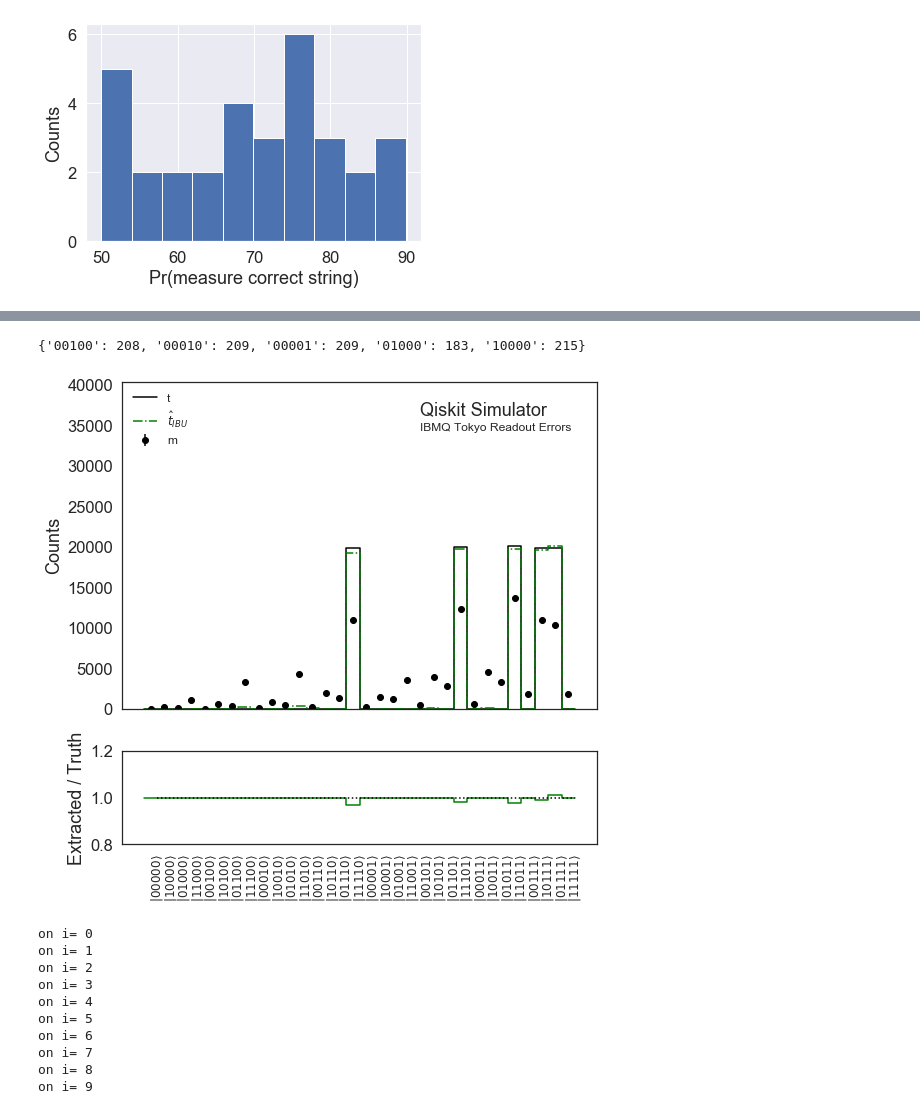
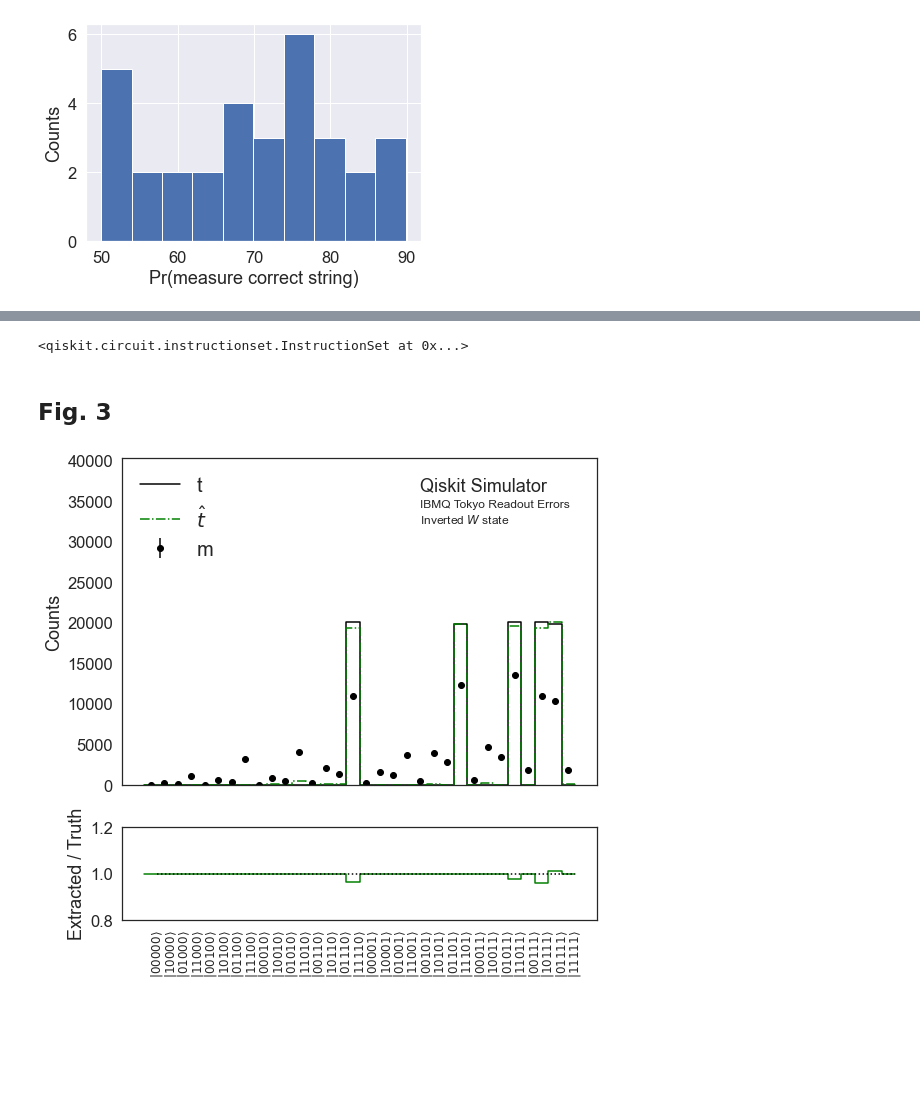
Before and after one commit to LBNL-HEP-QIS/ReadoutRebalancing, a Jupyter notebook: TestRebalancing.ipynb, the cells around one changed output, grey strips where cells are left out. Cells and saved outputs as stored; diff of their text form; code cells hidden in the pictures; blank space fills up the shorter version.

```diff
--- a/TestRebalancing.ipynb
+++ b/TestRebalancing.ipynb
@@ -181,6 +193,11 @@ Text(0.5, 0, 'Pr(measure correct string)')
 # %%
+sns.set_style("white")
+f = plt.figure(figsize=(8.5, 8.5))
+gs = GridSpec(2, 1, width_ratios=[1], height_ratios=[3.5, 1])
+ax1 = plt.subplot(gs[0])
 plt.scatter(numb0s,diagonal)
 plt.xlabel("Number of 0's in bitstring")
 plt.ylabel("Pr(measure correct string)")
+#plt.savefig("scalingwith1sinstrings.pdf",bbox_inches='tight')
 # %% [output]
 Text(0, 0.5, 'Pr(measure correct string)')
@@ -359,11 +351,8 @@ cxrv(W_states_nominal,q,2,3)   # cNOT 32
 W_states_nominal.cx(q[1],q[2]) # cNOT 43
 W_states_nominal.cx(q[0],q[1]) # cNOT 54
 W_states_nominal.append(measure2_r, nqubitarray_r, nqubitarray_r)
-
-result = execute(W_states_nominal, simulator_r, shots=shots).result()
-result.get_counts()
 # %% [output]
-{'00100': 208, '00010': 209, '00001': 209, '01000': 183, '10000': 215}
+<qiskit.circuit.instructionset.InstructionSet at 0x...>
 # %%
 #Now, for the actual measurement
 
@@ -386,6 +374,8 @@ for i in range(2**nqubits_r):
 # %%
 #Now, for the unfolding.
 unfolded_IBU_r = IBU(measured_test_r,truth_cal_r,response_normalized_cal_r,100)
+# %% [markdown]
+## Fig. 3
 # %%
 def myre(x):
     return np.concatenate([[x[0]],x])
@@ -398,35 +388,39 @@ ax1 = plt.subplot(gs[0])
 ax1.set_xticklabels( () )
 
 mybincenters = np.linspace(-0.5,31.5,33)
 plt.step(mybincenters,myre(truth_test_r),color='black',label=r"t")
 plt.errorbar(0.5*(mybincenters[1:]+mybincenters[:-1]),measured_test_r,yerr=np.sqrt(measured_test_r),label='m',marker='o',linestyle='none',color='black')
-plt.step(mybincenters,myre(unfolded_IBU_r),color='green',linestyle='-.',label=r"$\hat{t}_{IBU}$")
+plt.step(mybincenters,myre(unfolded_IBU_r),color='green',linestyle='-.',label=r"$\hat{t}$")
 
 _=plt.xticks(xvals,xlabs0,rotation='vertical',fontsize=10)
 plt.ylabel('Counts')
 plt.ylim([0,2.*max(truth_test_r)])
-plt.legend(loc='upper left',fontsize=12,frameon=False)
+plt.legend(loc='upper left',fontsize=20,frameon=False)
 _=plt.text(20., max(truth_test_r)*1.8, "Qiskit Simulator", fontsize=18)
 _=plt.text(20., max(truth_test_r)*1.7, "IBMQ Tokyo Readout Errors", fontsize=12)
+_=plt.text(20., max(truth_test_r)*1.6, "Inverted $W$ state", fontsize=12)
 
 ax2 = plt.subplot(gs[1])
 ratio_ignis2_r = np.zeros(2**nqubits_r)
 ratio_ignis_r = np.zeros(2**nqubits_r)
-ratio_matrix_r = np.zeros(2**nqubits_r)
+ratio_measured_r = np.zeros(2**nqubits_r)
 ratio_unfold_r = np.zeros(2**nqubits_r)
 for i in range(len(ratio_unfold_r)):
     ratio_unfold_r[i]=1.
     if (truth_test_r[i] > 0):
         ratio_unfold_r[i] = unfolded_IBU_r[i]/truth_test_r[i]
         pass
+    if (ratio_measured_r[i] > 0):
+        ratio_measured_r[i] = measured_test_r[i]/truth_test_r[i]
     pass
 
 plt.ylim([0.8,1.2])
 plt.step(mybincenters,myre(ratio_unfold_r),color='green')
+#plt.step(mybincenters,myre(ratio_measured_r),color='black')
 plt.ylabel('Extracted / Truth')
 xx2 = [1.,1.]
 plt.plot([xvals[0],xvals[len(xvals)-1]],xx2,color='black',linestyle=':')
 _=plt.xticks(xvals,xlabs,rotation='vertical',fontsize=12)
-#plt.savefig("plots/fig4_rr.pdf",bbox_inches='tight')
+#plt.savefig("InvertedWState.pdf",bbox_inches='tight')
 # %% [output]
-[figure, old version]
+[figure, new version]
@@ -435,54 +426,0 @@ _=plt.xticks(xvals,xlabs,rotation='vertical',fontsize=12)
-# %%
-mycheck = []
-mycheckb = []
-
-for i in range(10):
-
-    print("on i=",i)
-
-    counts_true = execute(W_states, simulator_r, shots=n).result().get_counts()
-    counts_test = execute(W_states, simulator_r, shots=n, noise_model=noise_model_r).result().get_counts()
-
-    for i in range(2**nqubits_r):
-        binnumber_initial = mybin(i,nqubits_r,0)
-        truth_test_r[i] = 0
-        measured_test_r[i] = 0
-        if (binnumber_initial in counts_true):
-            truth_test_r[i]+=counts_true[binnumber_initial]
-        if (binnumber_initial in counts_test):
-            measured_test_r[i]+=counts_test[binnumber_initial]
-    unfolded_IBU_r = IBU(measured_test_r,truth_cal_r,response_normalized_cal_r,100)
-    mycheck += [unfolded_IBU_r[-2]]
-    mycheck += [unfolded_IBU_r[-3]]
-    mycheck += [unfolded_IBU_r[-5]]
-    mycheck += [unfolded_IBU_r[-9]]
-    mycheck += [unfolded_IBU_r[-17]]
-
-    counts_true = execute(W_states_nominal, simulator_r, shots=n).result().get_counts()
-    counts_test = execute(W_states_nominal, simulator_r, shots=n, noise_model=noise_model_r).result().get_counts()
-
-    for i in range(2**nqubits_r):
-        binnumber_initial = mybin(i,nqubits_r,0)
-        truth_test_r[i] = 0
-        measured_test_r[i] = 0
-        if (binnumber_initial in counts_true):
-            truth_test_r[i]+=counts_true[binnumber_initial]
-        if (binnumber_initial in counts_test):
-            measured_test_r[i]+=counts_test[binnumber_initial]
-    unfolded_IBU_r = IBU(measured_test_r,truth_cal_r,response_normalized_cal_r,100)
-    mycheckb += [unfolded_IBU_r[1]]
-    mycheckb += [unfolded_IBU_r[2]]
-    mycheckb += [unfolded_IBU_r[4]]
-    mycheckb += [unfolded_IBU_r[8]]
-    mycheckb += [unfolded_IBU_r[16]]
-# %% [output]
-on i= 0
-on i= 1
-on i= 2
-on i= 3
-on i= 4
-on i= 5
-on i= 6
-on i= 7
-on i= 8
-on i= 9
```
Also changed, not shown: parts of 78 cells of this notebook, 23 other files.
